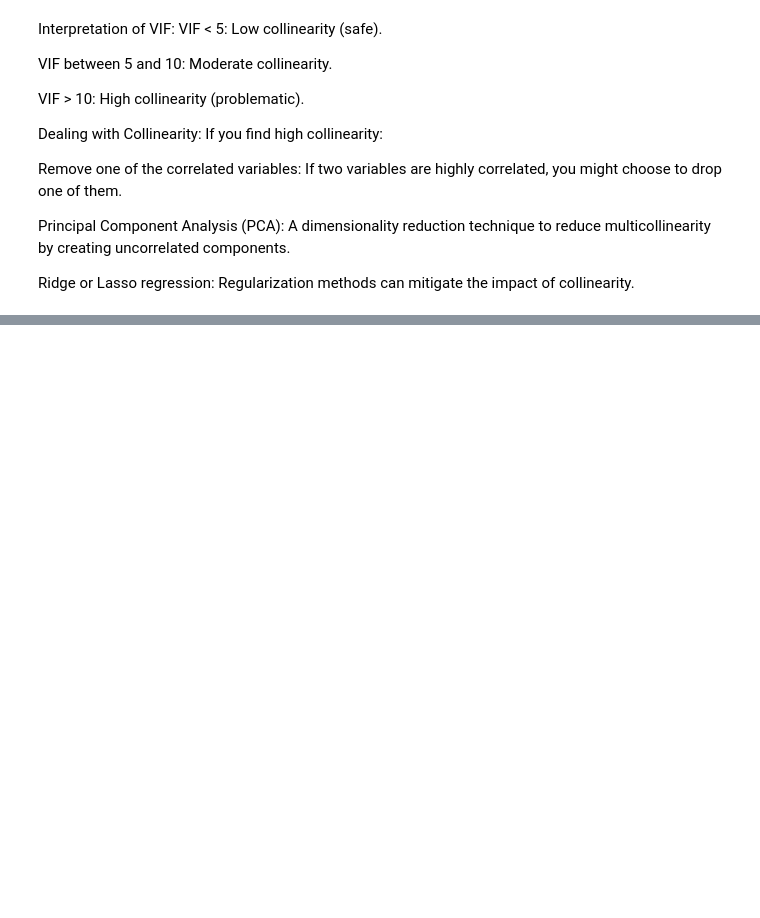
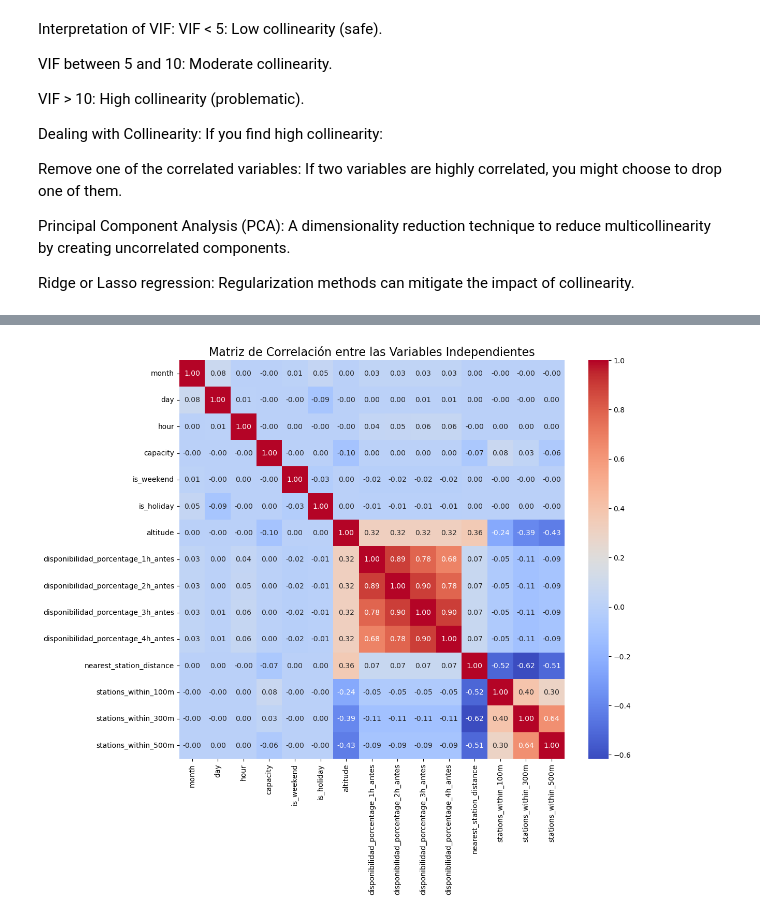
Before and after one commit to vmachok57/bcnbicing_prediction, a Jupyter notebook: Proyecto_Natalia.ipynb, the cells around one changed output, grey strips where cells are left out. Cells and saved outputs as stored; diff of their text form; code cells hidden in the pictures; blank space fills up the shorter version.

```diff
--- a/Proyecto_Natalia.ipynb
+++ b/Proyecto_Natalia.ipynb
@@ -785,0 +888,17 @@ Mean Squared Error: 0.0157
+# %%
+# 4. Correlación entre las variables independientes
+
+features = ['month', 'day', 'hour', 'capacity', 'is_weekend', 'is_holiday','altitude',
+            'disponibilidad_porcentage_1h_antes', 'disponibilidad_porcentage_2h_antes',
+            'disponibilidad_porcentage_3h_antes', 'disponibilidad_porcentage_4h_antes',
+            'nearest_station_distance', 'stations_within_100m',
+            'stations_within_300m', 'stations_within_500m']
+
+plt.figure(figsize=(12, 10))
+corr_matrix = df_prediction_task[features].corr()  # Correlación entre las características
+sns.heatmap(corr_matrix, annot=True, cmap='coolwarm', fmt='.2f')  #vmin=-1, vmax=1
+plt.title('Matriz de Correlación entre las Variables Independientes', fontsize=16)
+plt.savefig('correlation_matrix_plot.pdf', format='pdf', dpi=300)
+plt.show()
+# %% [output]
+[figure, added]
```
Also changed, not shown: parts of 28 cells of this notebook.
